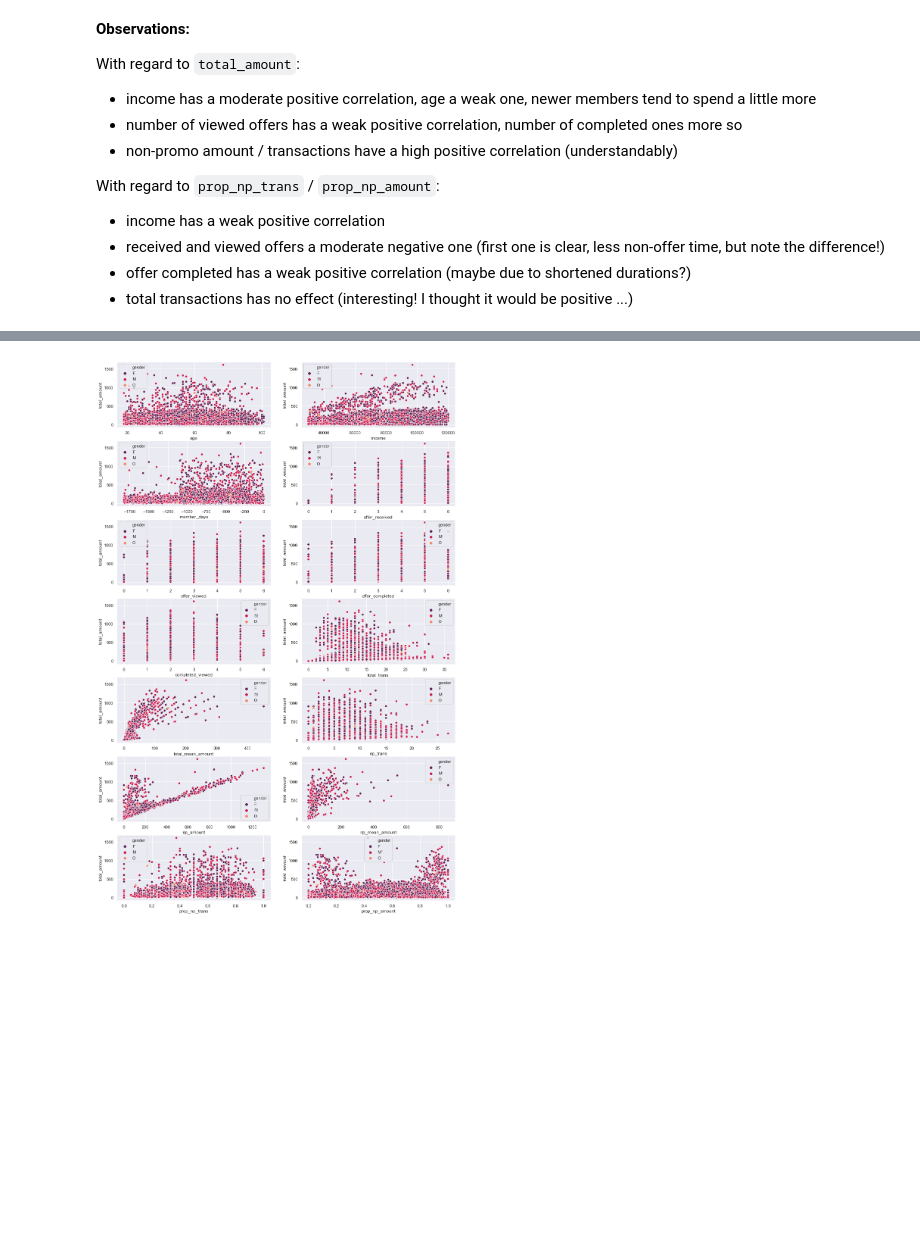
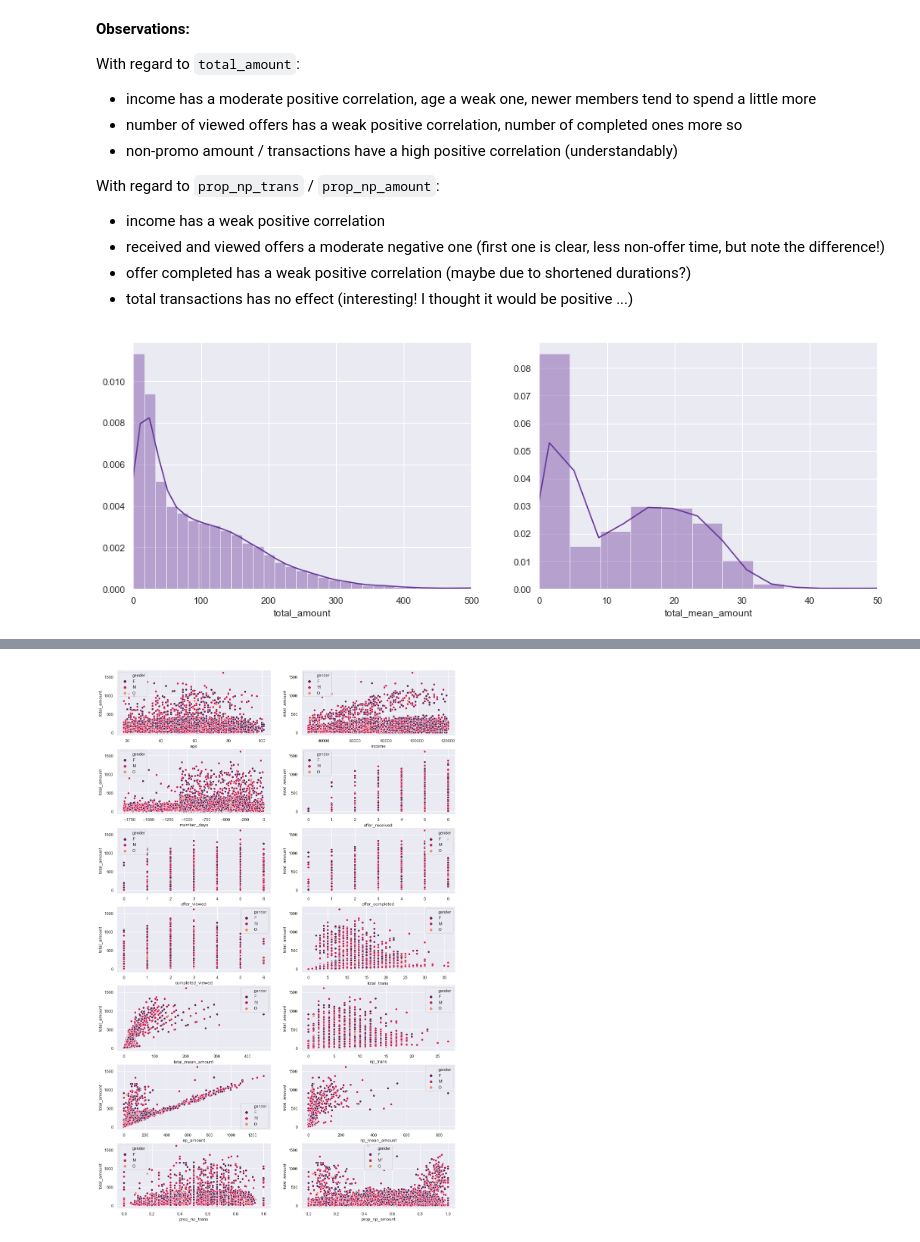
Before and after one commit to rbuerki/segmentation-challenge-starbucks, a Jupyter notebook: 2-eda.ipynb, the cells around one changed output, grey strips where cells are left out. Saved outputs shown, nothing was run; the diff lists cells and outputs as text; code cells hidden in the pictures; blank space fills up the shorter version.

```diff
--- a/2-eda.ipynb
+++ b/2-eda.ipynb
@@ -232,3 +232,17 @@ With regard to `prop_np_trans` / `prop_np_amount`:
 - received and viewed offers a moderate negative one (first one is clear, less non-offer time, but note the difference!)
 - offer completed has a weak positive correlation (maybe due to shortened durations?)
 - total transactions has no effect (interesting! I thought it would be positive ...)
+# %%
+# zoom in on total_amount and total_mean_amount (outliers removed)
+
+zoom_list = ['total_amount', 'total_mean_amount']
+x_cut = [0, 500, 50]
+plt.figure(figsize=(16,12))
+
+for pos, col in enumerate(zoom_list):
+    pos +=1
+    plt.subplot((len(zoom_list)/2) + 1, 2 , pos)
+    sns.distplot(profile[col], bins=100, color=color)
+    plt.xlim([0, x_cut[pos]]);  # outliers cut off
+# %% [output]
+[figure, added]
```
Also changed, not shown: parts of 19 cells of this notebook.
